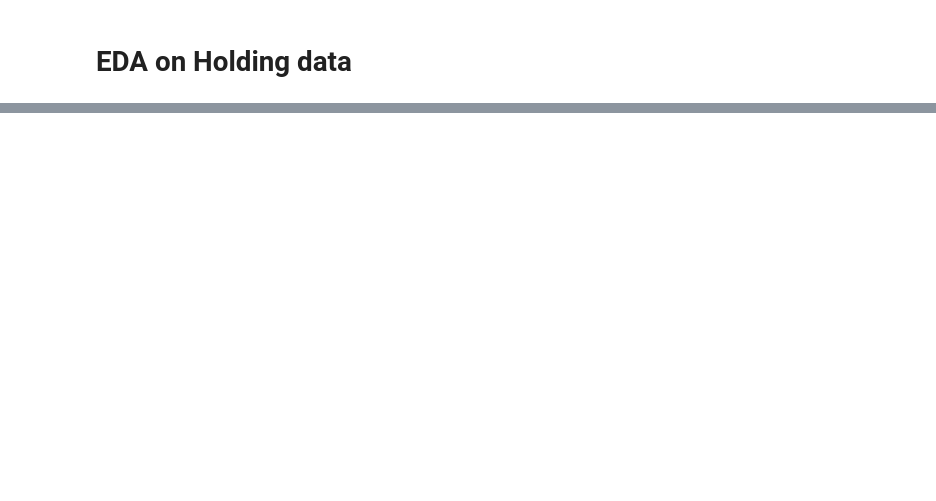
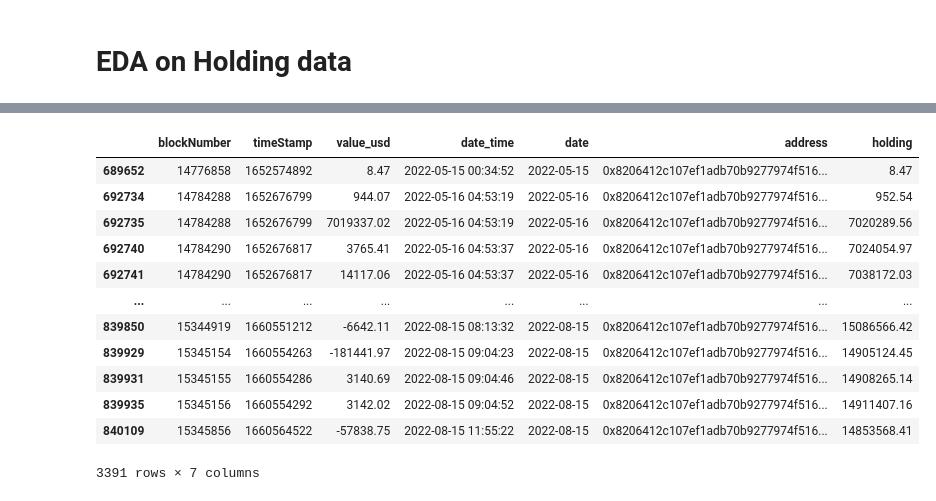
Before and after one commit to rijulizer/FRAX-Finance-Analysis, a Jupyter notebook: data_analysis/frax_hist_holding_transactoions.ipynb, the cells around one changed output, grey strips where cells are left out. Cells and saved outputs as stored; diff of their text form; code cells hidden in the pictures; blank space fills up the shorter version.

```diff
--- a/data_analysis/frax_hist_holding_transactoions.ipynb
+++ b/data_analysis/frax_hist_holding_transactoions.ipynb
@@ -42,0 +95,16 @@ pdf_holdingit
+# %%
+pdf_holding[pdf_holding['address'] =='0x8206412c107ef1adb70b9277974f5163760e128e']
+# %% [output]
+|  | blockNumber | timeStamp | value_usd | date_time | date | address | holding |
+| 689652 | 14776858 | 1652574892 | 8.47 | 2022-05-15 00:34:52 | 2022-05-15 | 0x8206412c107ef1adb70b9277974f516... | 8.47 |
+| 692734 | 14784288 | 1652676799 | 944.07 | 2022-05-16 04:53:19 | 2022-05-16 | 0x8206412c107ef1adb70b9277974f516... | 952.54 |
+| 692735 | 14784288 | 1652676799 | 7019337.02 | 2022-05-16 04:53:19 | 2022-05-16 | 0x8206412c107ef1adb70b9277974f516... | 7020289.56 |
+| 692740 | 14784290 | 1652676817 | 3765.41 | 2022-05-16 04:53:37 | 2022-05-16 | 0x8206412c107ef1adb70b9277974f516... | 7024054.97 |
+| 692741 | 14784290 | 1652676817 | 14117.06 | 2022-05-16 04:53:37 | 2022-05-16 | 0x8206412c107ef1adb70b9277974f516... | 7038172.03 |
+| ... | ... | ... | ... | ... | ... | ... | ... |
+| 839850 | 15344919 | 1660551212 | -6642.11 | 2022-08-15 08:13:32 | 2022-08-15 | 0x8206412c107ef1adb70b9277974f516... | 15086566.42 |
+| 839929 | 15345154 | 1660554263 | -181441.97 | 2022-08-15 09:04:23 | 2022-08-15 | 0x8206412c107ef1adb70b9277974f516... | 14905124.45 |
+| 839931 | 15345155 | 1660554286 | 3140.69 | 2022-08-15 09:04:46 | 2022-08-15 | 0x8206412c107ef1adb70b9277974f516... | 14908265.14 |
+| 839935 | 15345156 | 1660554292 | 3142.02 | 2022-08-15 09:04:52 | 2022-08-15 | 0x8206412c107ef1adb70b9277974f516... | 14911407.16 |
+| 840109 | 15345856 | 1660564522 | -57838.75 | 2022-08-15 11:55:22 | 2022-08-15 | 0x8206412c107ef1adb70b9277974f516... | 14853568.41 |
+3391 rows × 7 columns
```
Also changed, not shown: parts of 42 cells of this notebook, 1 other file.
